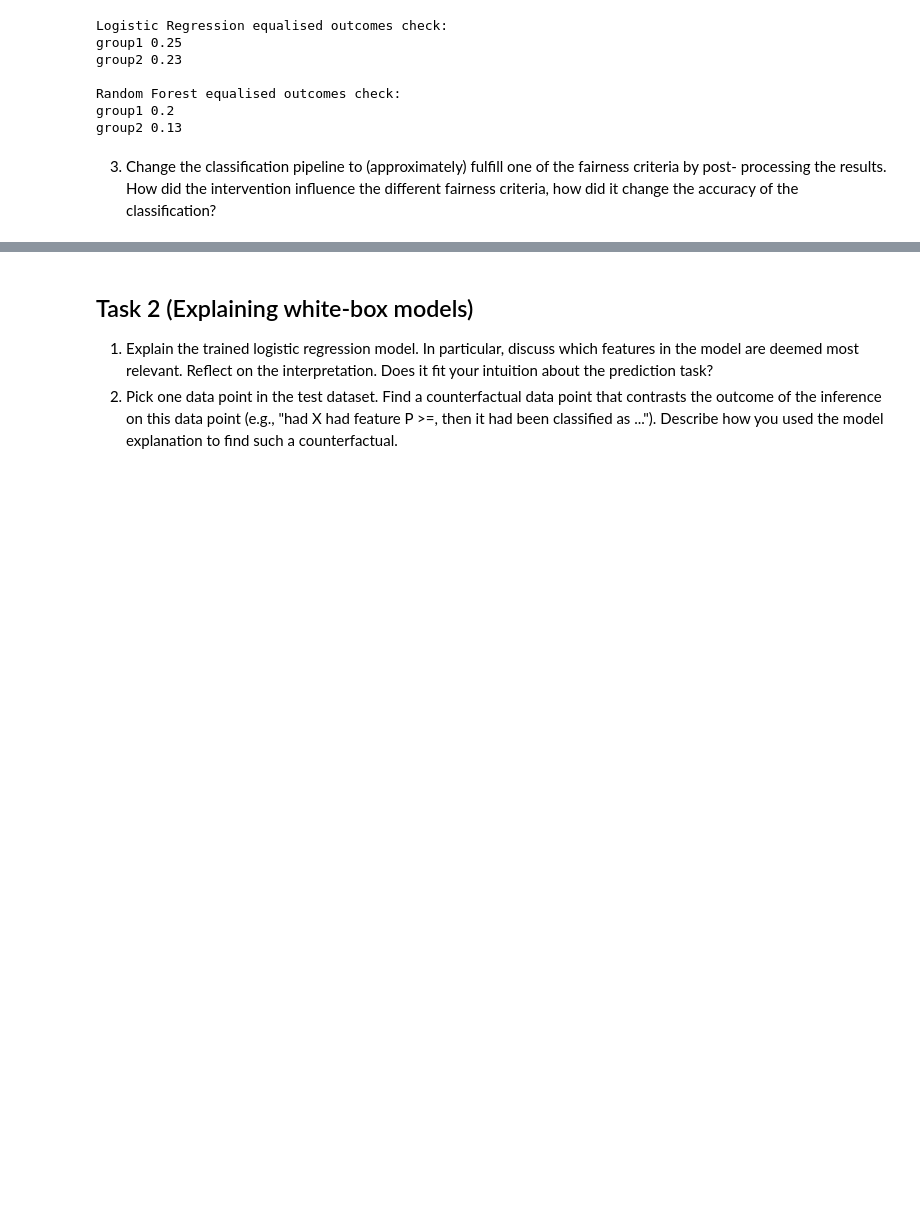
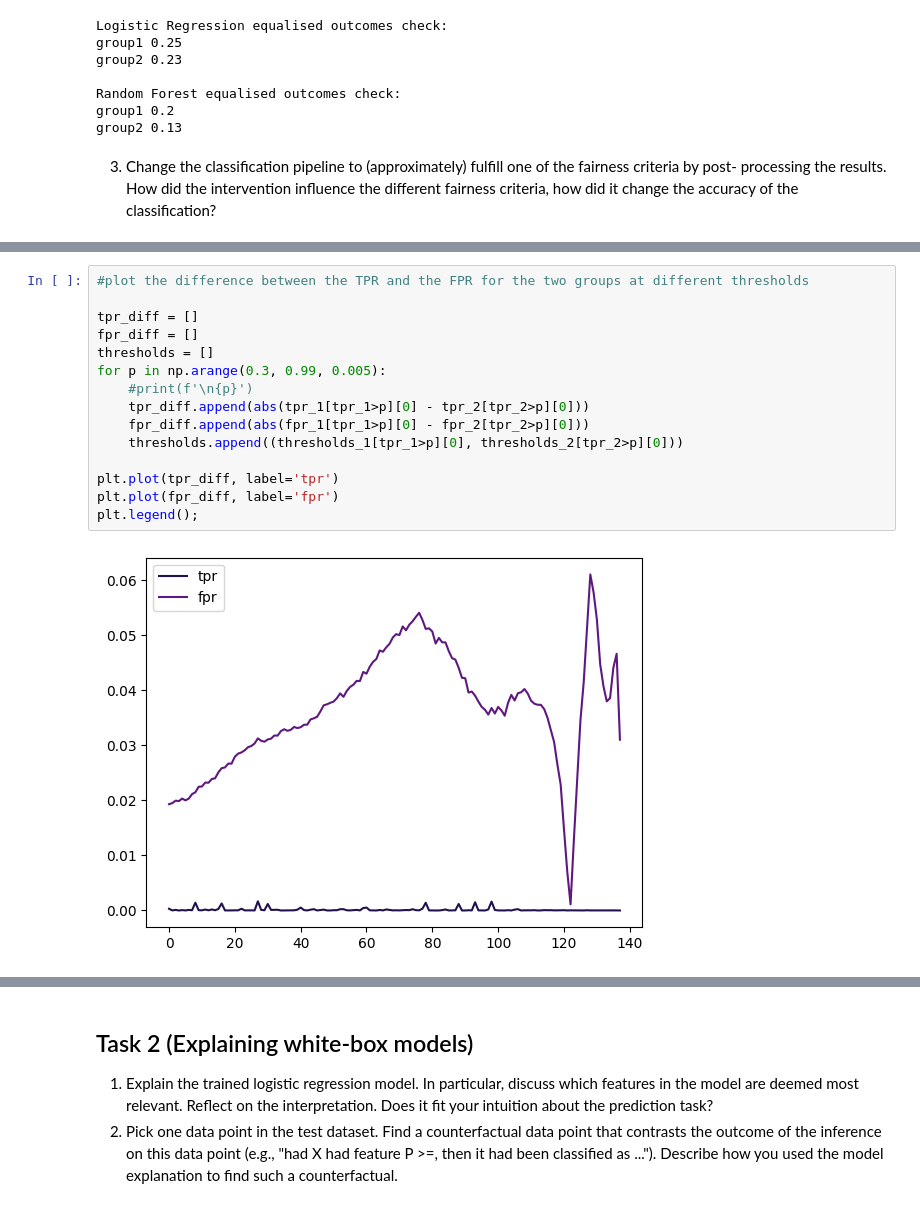
Before and after one commit to Xannadoo/Algorithmic_Fairness_Mandatories, a Jupyter notebook: Mandatory_1/afae24-assignment_sanna.ipynb, the cells around one changed output, grey strips where cells are left out. Cells and saved outputs as stored; diff of their text form; blank space fills up the shorter version.

```diff
--- a/Mandatory_1/afae24-assignment_sanna.ipynb
+++ b/Mandatory_1/afae24-assignment_sanna.ipynb
@@ -388,0 +385,17 @@ array([[0.13811388, 0.86188612],
+# %%
+#plot the difference between the TPR and the FPR for the two groups at different thresholds
+
+tpr_diff = []
+fpr_diff = []
+thresholds = []
+for p in np.arange(0.3, 0.99, 0.005):
+    #print(f'\n{p}')
+    tpr_diff.append(abs(tpr_1[tpr_1>p][0] - tpr_2[tpr_2>p][0]))
+    fpr_diff.append(abs(fpr_1[tpr_1>p][0] - fpr_2[tpr_2>p][0]))
+    thresholds.append((thresholds_1[tpr_1>p][0], thresholds_2[tpr_2>p][0]))
+
+plt.plot(tpr_diff, label='tpr')
+plt.plot(fpr_diff, label='fpr')
+plt.legend();
+# %% [output]
+[figure, added]
```
Also changed, not shown: parts of 19 cells of this notebook.
